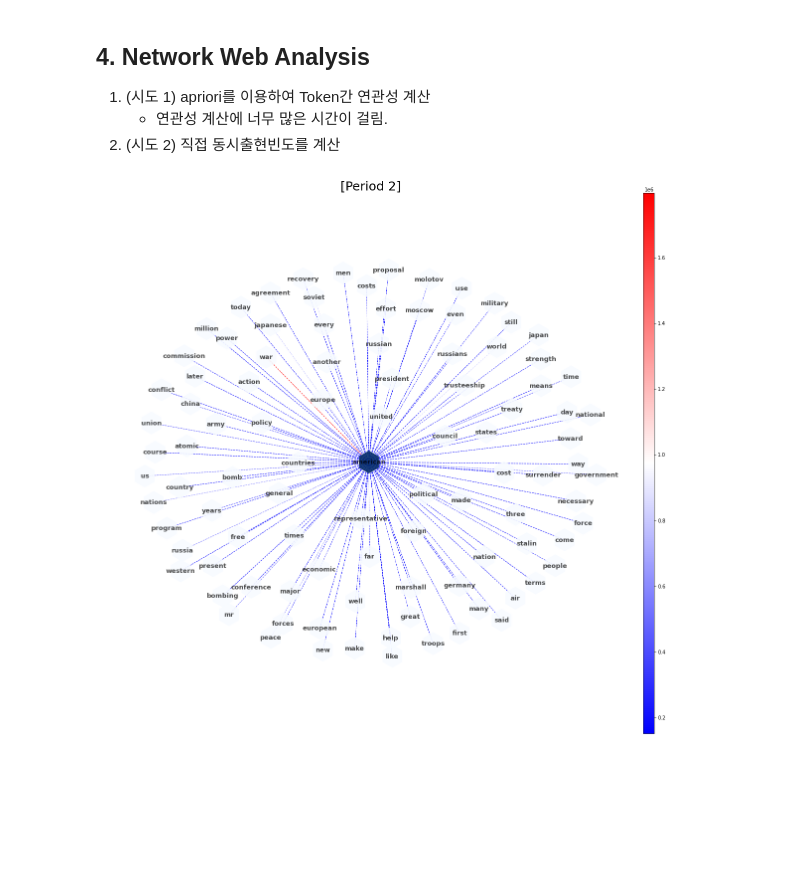
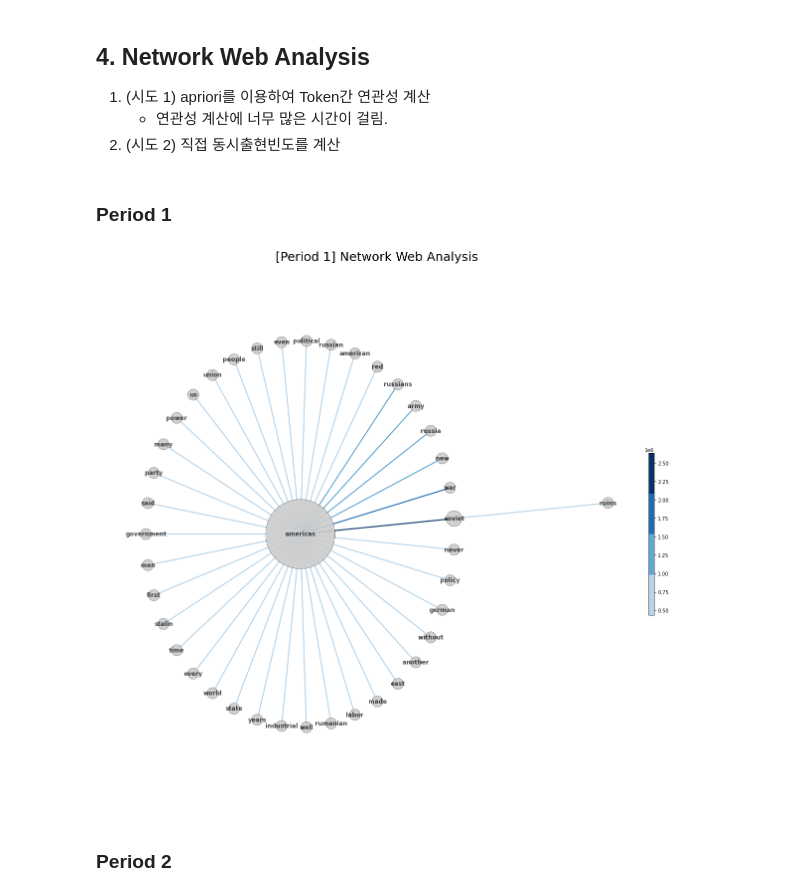
Before and after one commit to MartinusChoi/Text-Mining-Project, a Jupyter notebook: Network-Web-Analysis-ST.ipynb, the cells around one changed output. Drawn from its saved outputs; the diff is of its cells as text; code cells hidden in the pictures; blank space fills up the shorter version.

Commit message:
Network Web Analysis ST Improve

```diff
--- a/Network-Web-Analysis-ST.ipynb
+++ b/Network-Web-Analysis-ST.ipynb
@@ -169,0 +195,2 @@ def plotNetwork(data, freq_thres, node_size, title='Network Web Analysis', root=
+# %% [markdown]
+### Period 1
@@ -170,3 +207,16 @@ def plotNetwork(data, freq_thres, node_size, title='Network Web Analysis', root=
+# %%
+net = Network()
+
+# '단어 중심성' 계산
+# degree Centrality, Page Rank
+net.calc_properties(edge_num=40, data=df)
+
+# Network 시각화
+net.plot(title='[Period 1] Network Web Analysis', root='./')
+# %% [output]
+[figure, added]
+# %% [markdown]
+### Period 2
 # %%
 # 최초 1회의 한하여 실행
 
@@ -177,7 +227,3 @@ result = voca.calcWordPairFreq(merge(wo_stopword_2))
 voca.to_csv(root=RESULT_2)
 # %%
 df = pd.read_csv(RESULT_2+'word-pair-freq.csv')
-# %%
-plotNetwork(df, freq_thres=150000, node_size=2000, title='[Period 2]', root=RESULT_2)
-# %% [output]
-[figure, removed]
```
Also changed, not shown: parts of 11 cells of this notebook, 11 other files.
